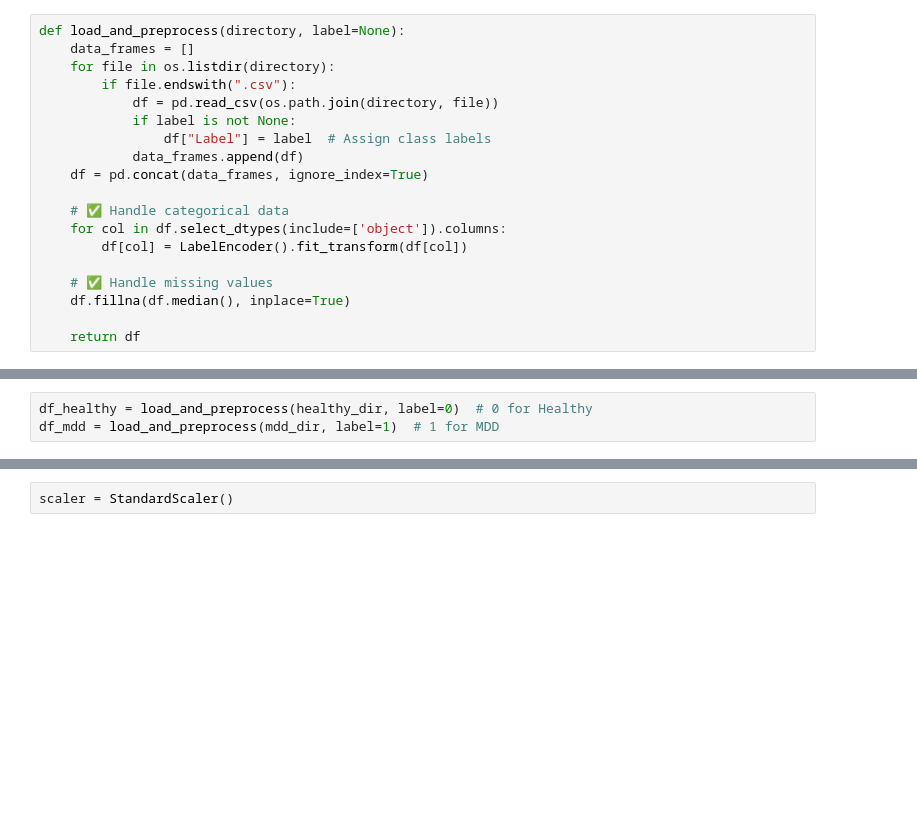
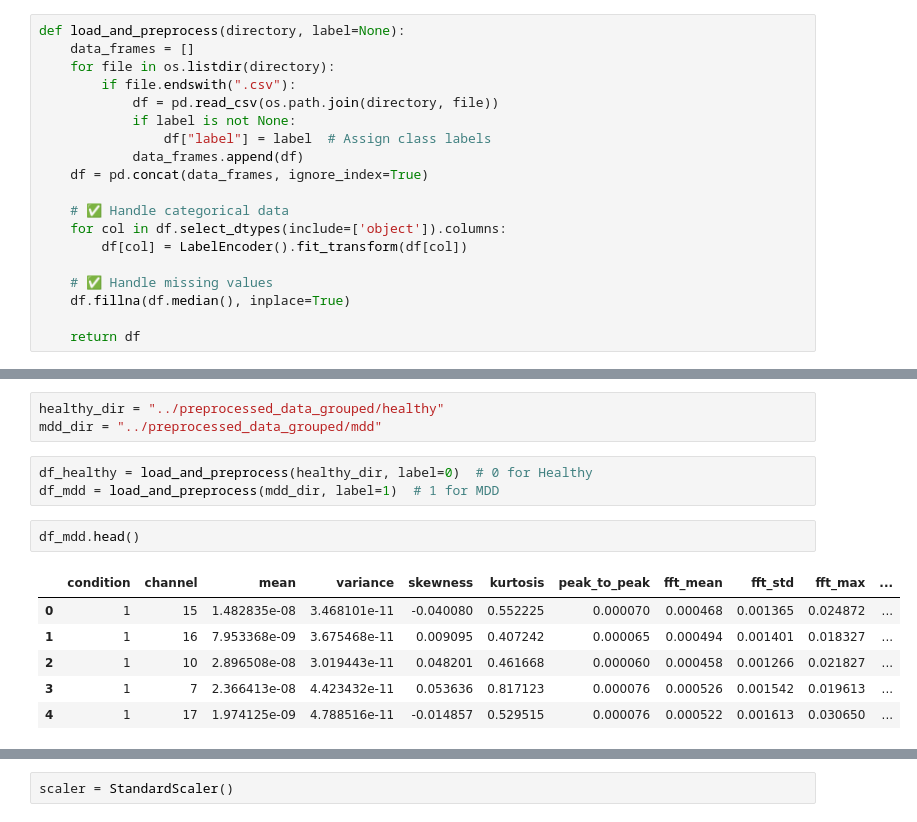
Before and after one commit to ibrainscit/team_4, a Jupyter notebook: Shap/train.ipynb, the cells around one changed output, grey strips where cells are left out. Saved outputs shown, nothing was run; the diff lists cells and outputs as text; blank space fills up the shorter version.

```diff
--- a/Shap/train.ipynb
+++ b/Shap/train.ipynb
@@ -18,7 +33,7 @@ def load_and_preprocess(directory, label=None):
         if file.endswith(".csv"):
             df = pd.read_csv(os.path.join(directory, file))
             if label is not None:
-                df["Label"] = label  # Assign class labels
+                df["label"] = label  # Assign class labels
             data_frames.append(df)
     df = pd.concat(data_frames, ignore_index=True)
 
@@ -36,3 +48,15 @@ mdd_dir = "dataset_grouped_70_mdd_cleaned"
+# %%
+healthy_dir = "../preprocessed_data_grouped/healthy"
+mdd_dir = "../preprocessed_data_grouped/mdd"
 # %%
 df_healthy = load_and_preprocess(healthy_dir, label=0)  # 0 for Healthy
 df_mdd = load_and_preprocess(mdd_dir, label=1)  # 1 for MDD
+# %%
+df_mdd.head()
+# %% [output]
+|  | condition | channel | mean | variance | skewness | kurtosis | peak_to_peak | fft_mean | fft_std | fft_max | ... |
+| 0 | 1 | 15 | 1.482835e-08 | 3.468101e-11 | -0.040080 | 0.552225 | 0.000070 | 0.000468 | 0.001365 | 0.024872 | ... |
+| 1 | 1 | 16 | 7.953368e-09 | 3.675468e-11 | 0.009095 | 0.407242 | 0.000065 | 0.000494 | 0.001401 | 0.018327 | ... |
+| 2 | 1 | 10 | 2.896508e-08 | 3.019443e-11 | 0.048201 | 0.461668 | 0.000060 | 0.000458 | 0.001266 | 0.021827 | ... |
+| 3 | 1 | 7 | 2.366413e-08 | 4.423432e-11 | 0.053636 | 0.817123 | 0.000076 | 0.000526 | 0.001542 | 0.019613 | ... |
+| 4 | 1 | 17 | 1.974125e-09 | 4.788516e-11 | -0.014857 | 0.529515 | 0.000076 | 0.000522 | 0.001613 | 0.030650 | ... |
```
Also changed, not shown: parts of 13 cells of this notebook, 2 other files.
